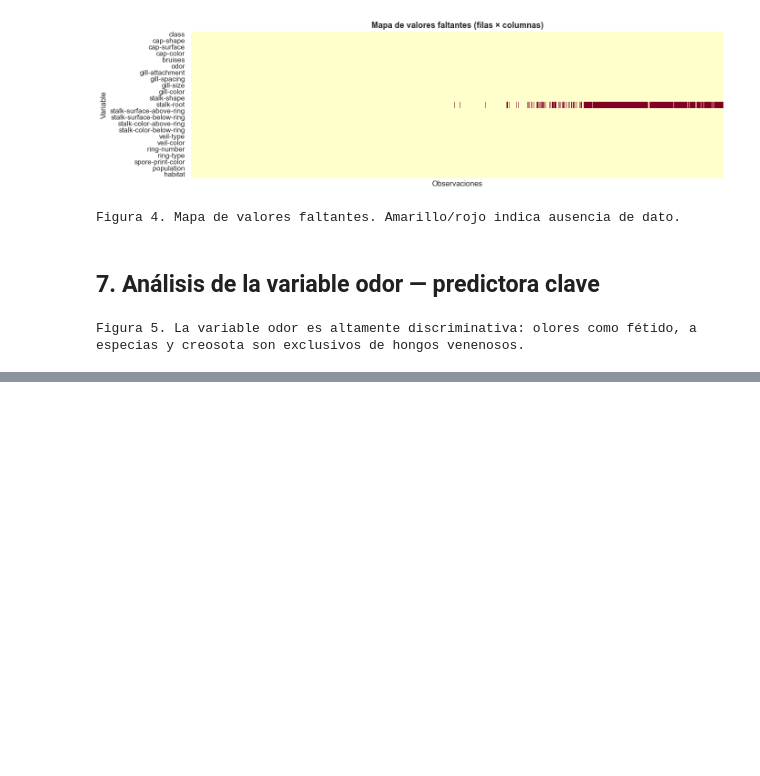
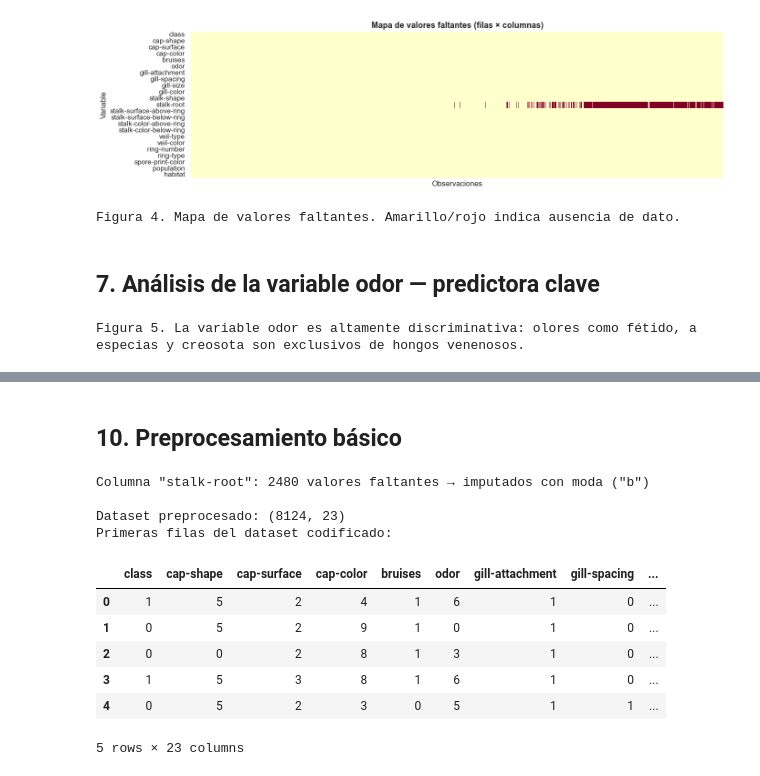
Before and after one commit to AleWWH1104/Lab10-md, a Jupyter notebook: Lab10.ipynb, the cells around one changed output, grey strips where cells are left out. Cells and saved outputs as stored; diff of their text form; code cells hidden in the pictures; blank space fills up the shorter version.

```diff
--- a/Lab10.ipynb
+++ b/Lab10.ipynb
@@ -312,0 +437,34 @@ Figura 5. La variable odor es altamente discriminativa: olores como fétido, a e
+# %% [markdown]
+## 10. Preprocesamiento básico
+# %%
+from sklearn.preprocessing import LabelEncoder
+
+df_clean = df.copy()
+
+# 1. Reemplazar '?' por NaN y rellenar con la moda de la columna
+df_clean = df_clean.replace('?', np.nan)
+for col in df_clean.columns:
+    if df_clean[col].isnull().sum() > 0:
+        moda = df_clean[col].mode()[0]
+        df_clean[col].fillna(moda, inplace=True)
+        print(f'Columna "{col}": {df[col].eq("?").sum()} valores faltantes → imputados con moda ("{moda}")')
+
+# 2. Label Encoding de todas las columnas categóricas
+le = LabelEncoder()
+df_encoded = df_clean.apply(le.fit_transform)
+
+print(f'\nDataset preprocesado: {df_encoded.shape}')
+print('Primeras filas del dataset codificado:')
+df_encoded.head()
+# %% [output]
+Columna "stalk-root": 2480 valores faltantes → imputados con moda ("b")
+
+Dataset preprocesado: (8124, 23)
+Primeras filas del dataset codificado:
+|  | class | cap-shape | cap-surface | cap-color | bruises | odor | gill-attachment | gill-spacing | ... |
+| 0 | 1 | 5 | 2 | 4 | 1 | 6 | 1 | 0 | ... |
+| 1 | 0 | 5 | 2 | 9 | 1 | 0 | 1 | 0 | ... |
+| 2 | 0 | 0 | 2 | 8 | 1 | 3 | 1 | 0 | ... |
+| 3 | 1 | 5 | 3 | 8 | 1 | 6 | 1 | 0 | ... |
+| 4 | 0 | 5 | 2 | 3 | 0 | 5 | 1 | 1 | ... |
+5 rows × 23 columns
```
Also changed, not shown: parts of 7 cells of this notebook, 4 other files.
